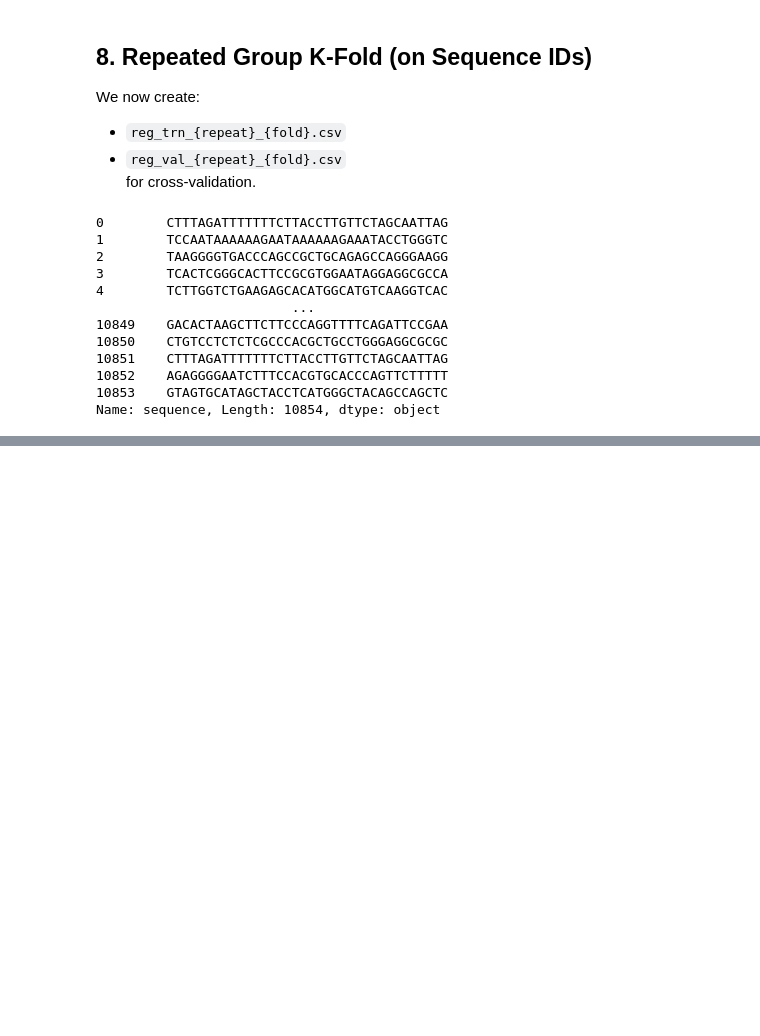
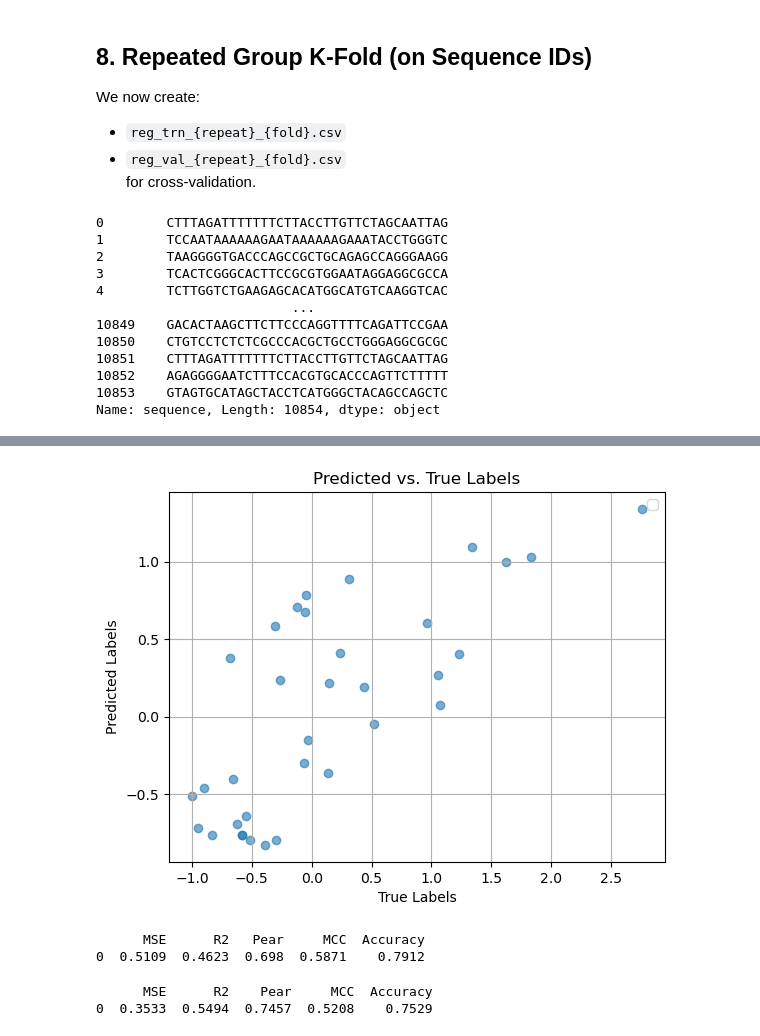
Before and after one commit to Nakshatra120/ML-Protein-DNA-Binding-Affinity, a Jupyter notebook: tutorial notebooks/SVM/reg_SVM_tutorial.ipynb, the cells around one changed output, grey strips where cells are left out. Drawn from its saved outputs; the diff is of its cells as text; code cells hidden in the pictures; blank space fills up the shorter version.

```diff
--- a/tutorial notebooks/SVM/reg_SVM_tutorial.ipynb
+++ b/tutorial notebooks/SVM/reg_SVM_tutorial.ipynb
@@ -428,0 +809,10 @@ THRESH = 0.0 if DATA_SCALE == "log" else 1.0
+# %%
+plt.scatter(pred_tst_df['AvgTrue'], pred_tst_df['AvgPredicted'], alpha=0.6)
+
+plt.title('Predicted vs. True Labels')
+plt.xlabel('True Labels')
+plt.ylabel('Predicted Labels')
+plt.legend()
+plt.grid(True)
+plt.show()
+# %% [output]
@@ -428,0 +820,13 @@ THRESH = 0.0 if DATA_SCALE == "log" else 1.0
+[figure, added]
+# %%
+metrics_file_train = pd.read_csv('final_metrics_reg_trn.csv')
+print(metrics_file_train)
+# %% [output]
+      MSE      R2   Pear     MCC  Accuracy
+0  0.5109  0.4623  0.698  0.5871    0.7912
+# %%
+metrics_file_test = pd.read_csv('final_metrics_reg_tst.csv')
+print(metrics_file_test)
+# %% [output]
+      MSE      R2    Pear     MCC  Accuracy
+0  0.3533  0.5494  0.7457  0.5208    0.7529
```
Also changed, not shown: parts of 36 cells of this notebook, 52 other files.
